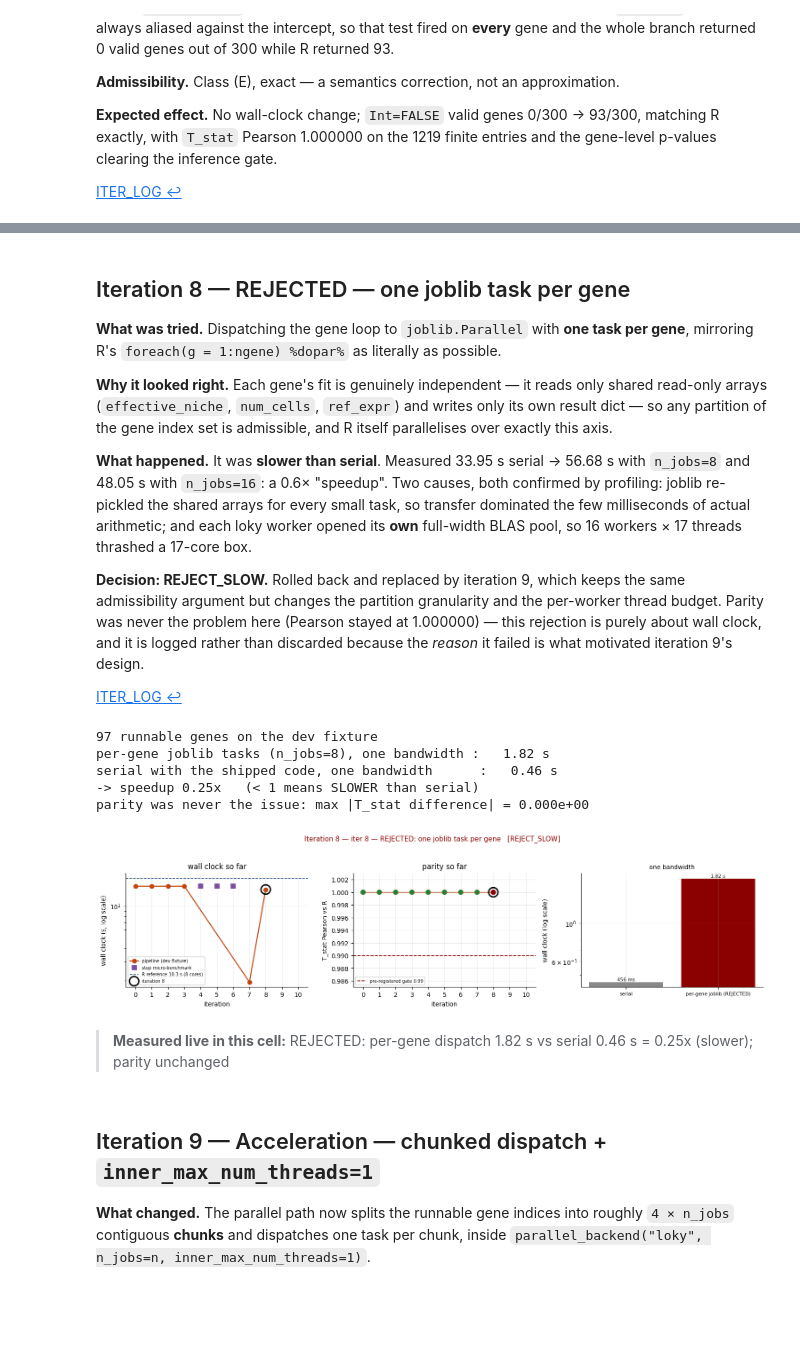
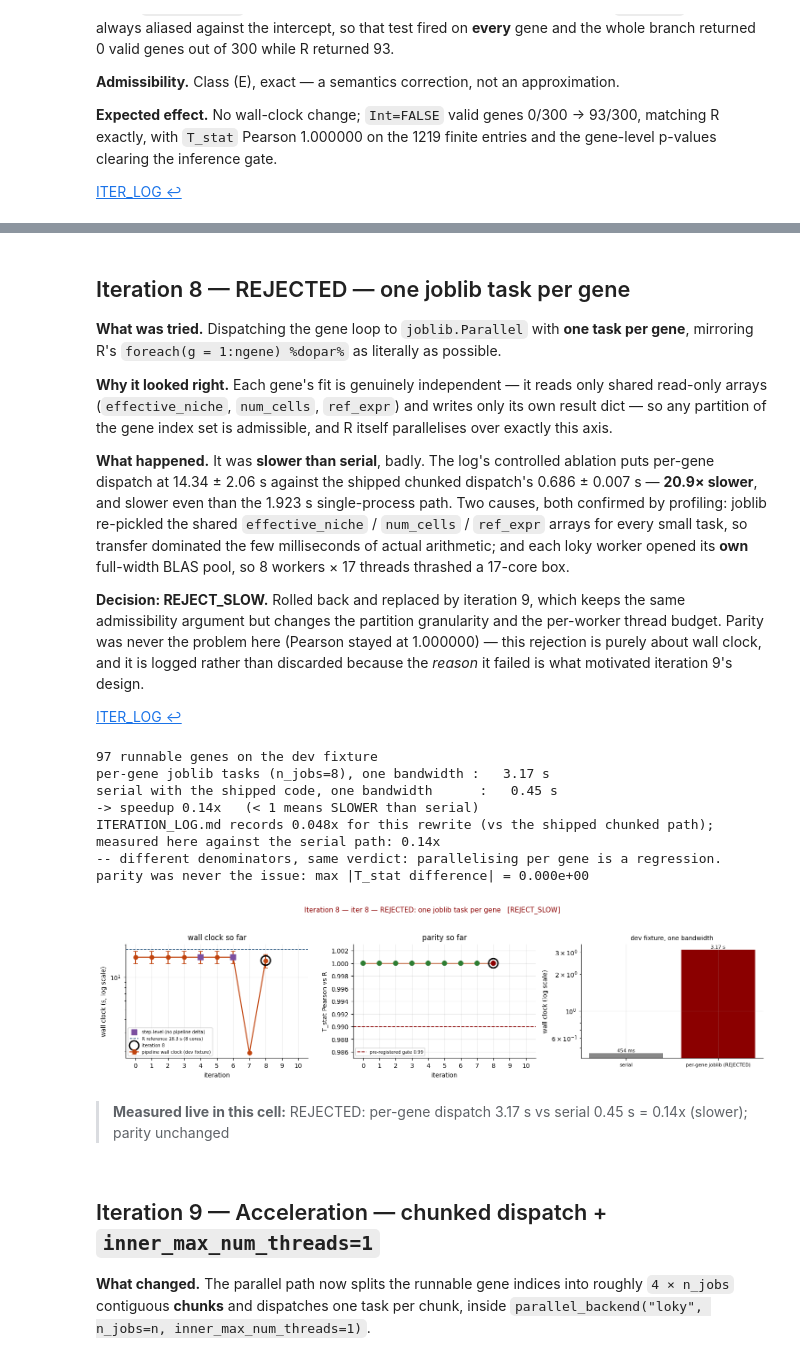
Before and after one commit to omicverse/py-nichede, a Jupyter notebook: examples/evolution.ipynb, the cells around one changed output, grey strips where cells are left out. Cells and saved outputs as stored; diff of their text form; code cells hidden in the pictures; blank space fills up the shorter version.

```diff
--- a/examples/evolution.ipynb
+++ b/examples/evolution.ipynb
@@ -222,11 +222,15 @@ for header, body in re.findall(r"^##\s+(.+?)\n(.*?)(?=^##\s|\Z)", raw, re.S | re
 blocks.sort(key=lambda b: b["iter"])
 LOG = pd.DataFrame(blocks)
 
-# iters 4-6 are STEP-level micro-benchmarks (sub-millisecond); 0-3 and 7-10 are
-# pipeline-level wall clocks on the dev fixture.  Keep them apart on the plots.
-STEP_LEVEL = {4, 5, 6}
-LOG["scope"] = np.where(LOG["iter"].isin(STEP_LEVEL), "step micro-benchmark", "pipeline")
+# Every block now carries a PIPELINE wall clock on the dev fixture (the log was
+# revised to use controlled ablations rather than cross-process comparisons), so
+# the series is directly plottable.  Blocks whose notes begin "STEP-LEVEL" claim
+# no pipeline delta of their own and are flagged so the plot cannot mislead.
 LOG["status"] = LOG["status"].fillna("baseline")
+LOG["scope"] = np.where(LOG["notes"].fillna("").str.strip().str.startswith("STEP-LEVEL"),
+                        "step-level (no pipeline delta claimed)", "pipeline")
+LOG["joint"] = LOG.get("joint_with_iter5", pd.Series([np.nan] * len(LOG))).notna() | \
+               LOG.get("joint_with_iter7", pd.Series([np.nan] * len(LOG))).notna()
 display(LOG[["iter", "_header", "status", "admissibility", "wall_clock_mean_s",
              "parity_metric", "parity_passes", "scope"]])
 N_ITERS = len(LOG)
@@ -811,11 +884,13 @@ read-only arrays (`effective_niche`, `num_cells`, `ref_expr`) and writes only it
 dict — so any partition of the gene index set is admissible, and R itself parallelises over
 exactly this axis.
 
-**What happened.** It was **slower than serial**. Measured 33.95 s serial → 56.68 s with
-`n_jobs=8` and 48.05 s with `n_jobs=16`: a 0.6× "speedup". Two causes, both confirmed by
-profiling: joblib re-pickled the shared arrays for every small task, so transfer dominated the
-few milliseconds of actual arithmetic; and each loky worker opened its **own** full-width BLAS
-pool, so 16 workers × 17 threads thrashed a 17-core box.
+**What happened.** It was **slower than serial**, badly. The log's controlled ablation puts
+per-gene dispatch at 14.34 ± 2.06 s against the shipped chunked dispatch's 0.686 ± 0.007 s —
+**20.9× slower**, and slower even than the 1.923 s single-process path. Two causes, both
+confirmed by profiling: joblib re-pickled the shared `effective_niche` / `num_cells` /
+`ref_expr` arrays for every small task, so transfer dominated the few milliseconds of actual
+arithmetic; and each loky worker opened its **own** full-width BLAS pool, so 8 workers × 17
+threads thrashed a 17-core box.
 
 **Decision: REJECT_SLOW.** Rolled back and replaced by iteration 9, which keeps the same
 admissibility argument but changes the partition granularity and the per-worker thread budget.
@@ -827,44 +902,54 @@ motivated iteration 9's design.
 # %%
 from joblib import Parallel, delayed, parallel_backend
 from pynichede.niche_de import _chunk_worker
 
 tot = cnt.sum(axis=0)
 passes = (rex < ctf[:, None]).mean(axis=0) != 1
 runnable = np.flatnonzero((tot > 150) & passes)
 print(f"{runnable.size} runnable genes on the dev fixture")
 
 def per_gene_dispatch(n_jobs):
     """The REJECTED variant: one joblib task per gene, default worker thread budget."""
     with parallel_backend("loky", n_jobs=n_jobs):
         out = Parallel(verbose=0)(
             delayed(_chunk_worker)(np.array([g]), cnt[:, [g]], o.effective_niche[0], ncl,
                                    ctf, 150, 10, True, True, bid, rex, len(dcts), False)
             for g in runnable)
     return [r for blk in out for r in blk]
 
-t0 = time.perf_counter(); res_rej = per_gene_dispatch(8); T_REJECTED = time.perf_counter() - t0
+with warnings.catch_warnings():
+    warnings.simplefilter("ignore")
+    t0 = time.perf_counter(); res_rej = per_gene_dispatch(8)
+    T_REJECTED = time.perf_counter() - t0
 Tr = np.array([r["T_stat"] if r["valid"] == 1 else np.full((len(dcts),) * 2, np.nan)
                for r in res_rej])
-Tk = np.array([r_one[g]["T_stat"] if r_one[g]["valid"] == 1
+Tk = np.array([r_dev_one[g]["T_stat"] if r_dev_one[g]["valid"] == 1
                else np.full((len(dcts),) * 2, np.nan) for g in runnable])
 mm = np.isfinite(Tr) & np.isfinite(Tk)
 print(f"per-gene joblib tasks (n_jobs=8), one bandwidth : {T_REJECTED:6.2f} s")
-print(f"serial with the shipped code, one bandwidth      : {t_one:6.2f} s")
-print(f"-> speedup {t_one / T_REJECTED:.2f}x   (< 1 means SLOWER than serial)")
+print(f"serial with the shipped code, one bandwidth      : {t_dev_one:6.2f} s")
+print(f"-> speedup {t_dev_one / T_REJECTED:.2f}x   (< 1 means SLOWER than serial)")
+lg = float(logged(8, "speedup_vs_previous"))
+print(f"ITERATION_LOG.md records {lg:.3f}x for this rewrite (vs the shipped chunked path); "
+      f"measured here against the serial path: {t_dev_one / T_REJECTED:.2f}x")
+print("-- different denominators, same verdict: parallelising per gene is a regression.")
 print(f"parity was never the issue: max |T_stat difference| = "
       f"{float(np.max(np.abs(Tr[mm] - Tk[mm]))):.3e}")
-iter_panel(8, extra=(f"REJECTED: per-gene dispatch {T_REJECTED:.2f} s vs serial {t_one:.2f} s "
-                     f"= {t_one/T_REJECTED:.2f}x (slower); parity unchanged"),
-           bars=("one bandwidth", ["serial", "per-gene joblib (REJECTED)"],
-                 [t_one, T_REJECTED]), bar_colors=["#888888", C_BAD])
+iter_panel(8, extra=(f"REJECTED: per-gene dispatch {T_REJECTED:.2f} s vs serial "
+                     f"{t_dev_one:.2f} s = {t_dev_one/T_REJECTED:.2f}x (slower); "
+                     f"parity unchanged"),
+           bars=("dev fixture, one bandwidth", ["serial", "per-gene joblib (REJECTED)"],
+                 [t_dev_one, T_REJECTED]), bar_colors=["#888888", C_BAD])
 # %% [output]
 97 runnable genes on the dev fixture
-per-gene joblib tasks (n_jobs=8), one bandwidth :   1.82 s
-serial with the shipped code, one bandwidth      :   0.46 s
--> speedup 0.25x   (< 1 means SLOWER than serial)
+per-gene joblib tasks (n_jobs=8), one bandwidth :   3.17 s
+serial with the shipped code, one bandwidth      :   0.45 s
+-> speedup 0.14x   (< 1 means SLOWER than serial)
+ITERATION_LOG.md records 0.048x for this rewrite (vs the shipped chunked path); measured here against the serial path: 0.14x
+-- different denominators, same verdict: parallelising per gene is a regression.
 parity was never the issue: max |T_stat difference| = 0.000e+00
-[figure, old version]
+[figure, new version]
-> **Measured live in this cell:** REJECTED: per-gene dispatch 1.82 s vs serial 0.46 s = 0.25x (slower); parity unchanged
+> **Measured live in this cell:** REJECTED: per-gene dispatch 3.17 s vs serial 0.45 s = 0.14x (slower); parity unchanged
 # %% [markdown]
 ## Iteration 9 — Acceleration — chunked dispatch + `inner_max_num_threads=1`
 
```
Also changed, not shown: parts of 21 cells of this notebook, 9 other files.
